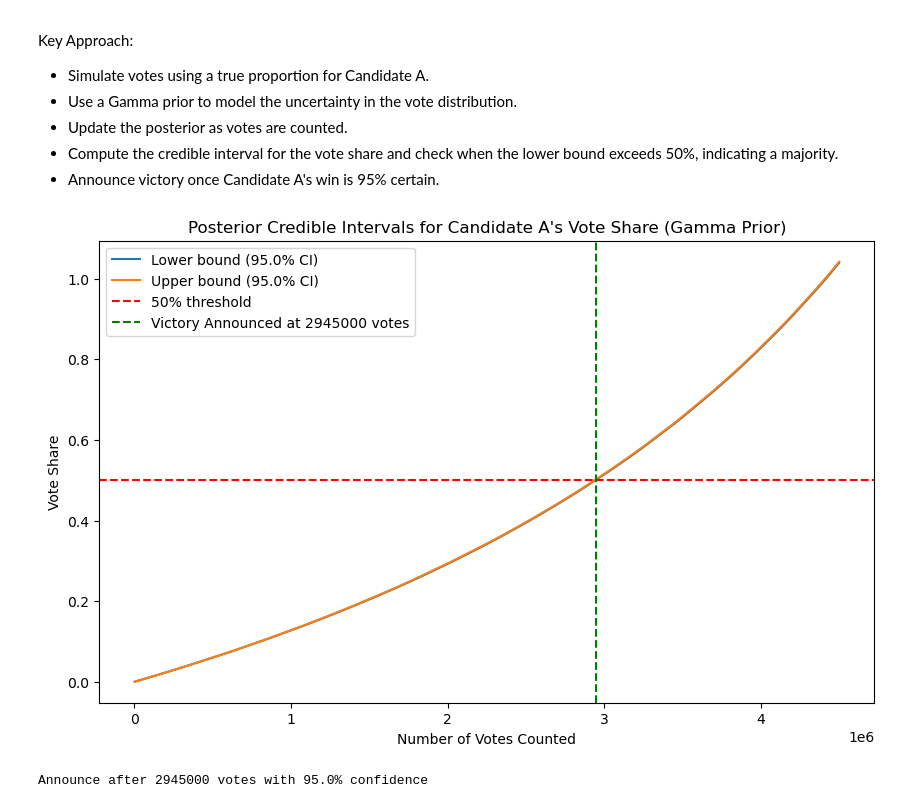
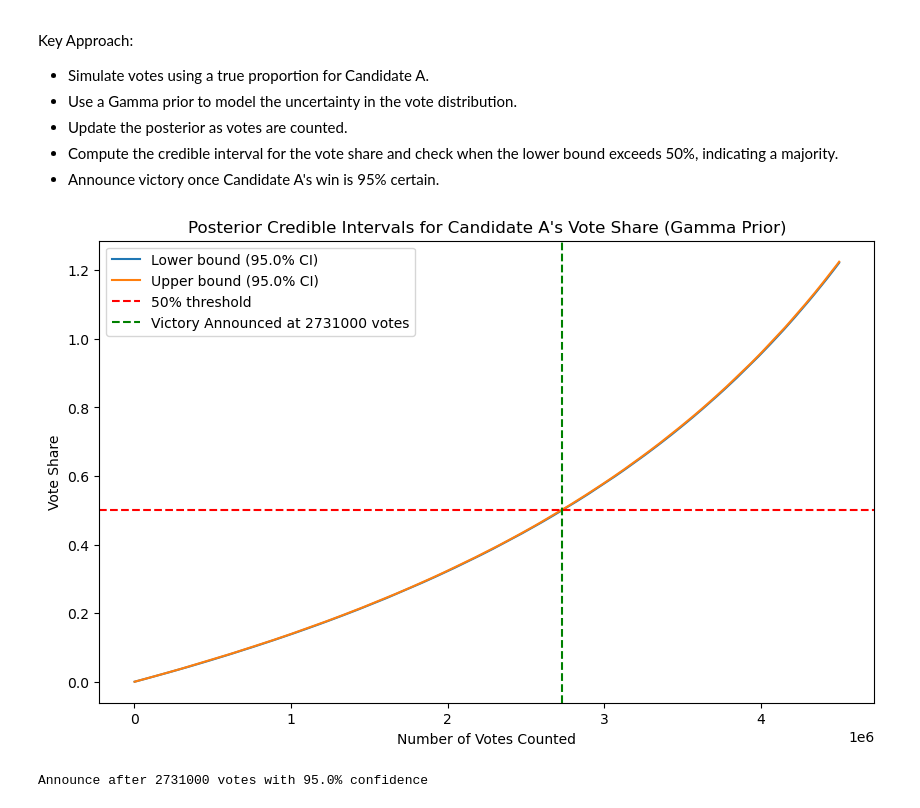
Before and after one commit to nelabdiel/electionsimulation, a Jupyter notebook: ElectionSimulation.ipynb, the cells around one changed output. Saved outputs shown, nothing was run; the diff lists cells and outputs as text; code cells hidden in the pictures.

```diff
--- a/ElectionSimulation.ipynb
+++ b/ElectionSimulation.ipynb
@@ -18,7 +18,7 @@ from scipy.stats import gamma
 
 # Set up parameters for simulation
 total_voters = 4500000
-true_prob_A = 0.51  # True proportion of votes for Candidate A
+true_prob_A = 0.55  # True proportion of votes for Candidate A
 confidence_level = 0.95  # You can set this to 0.5 to see the difference
 
 # Prior distribution (Gamma prior for real-world uncertainty)
@@ -66,32 +66,32 @@ for i in range(step_size, total_voters + 1, step_size):
     shape_A_post, rate_A_post, shape_B_post, rate_B_post = compute_gamma_posterior(
         shape_A_prior, rate_A_prior, shape_B_prior, rate_B_prior, votes_A_so_far, votes_B_so_far
     )
 
     # Compute credible interval using Gamma
     lower_bound, upper_bound = compute_gamma_credible_interval(shape_A_post, rate_A_post, confidence_level)
     lower_bounds.append(lower_bound)
     upper_bounds.append(upper_bound)
 
     # Check if Candidate A can announce victory (if the lower bound exceeds 0.5)
     if lower_bound > 0.5 and announce_round is None:
         announce_round = i
 
 # Plot the credible intervals and the vote count
 x = np.arange(step_size, total_voters + 1, step_size)
 
 plt.figure(figsize=(10, 6))
 plt.plot(x, lower_bounds, label=f'Lower bound ({confidence_level*100}% CI)')
 plt.plot(x, upper_bounds, label=f'Upper bound ({confidence_level*100}% CI)')
 plt.axhline(y=0.5, color='r', linestyle='--', label='50% threshold')
 if announce_round:
     plt.axvline(x=announce_round, color='g', linestyle='--', label=f'Victory Announced at {announce_round} votes')
 plt.title(f'Posterior Credible Intervals for Candidate A\'s Vote Share (Gamma Prior)')
 plt.xlabel('Number of Votes Counted')
 plt.ylabel('Vote Share')
 plt.legend()
 plt.show()
 
 print(f"Announce after {announce_round} votes with {confidence_level*100}% confidence")
 # %% [output]
-[figure, old version]
+[figure, new version]
-Announce after 2945000 votes with 95.0% confidence
+Announce after 2731000 votes with 95.0% confidence
```
Also changed, not shown: parts of 1 cell of this notebook.
